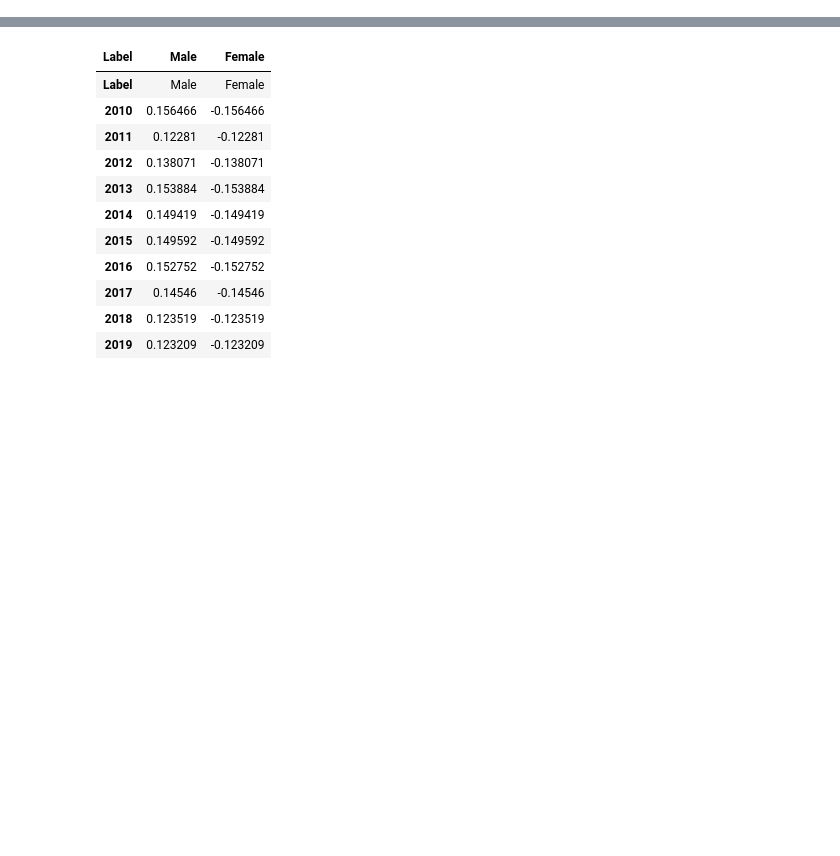
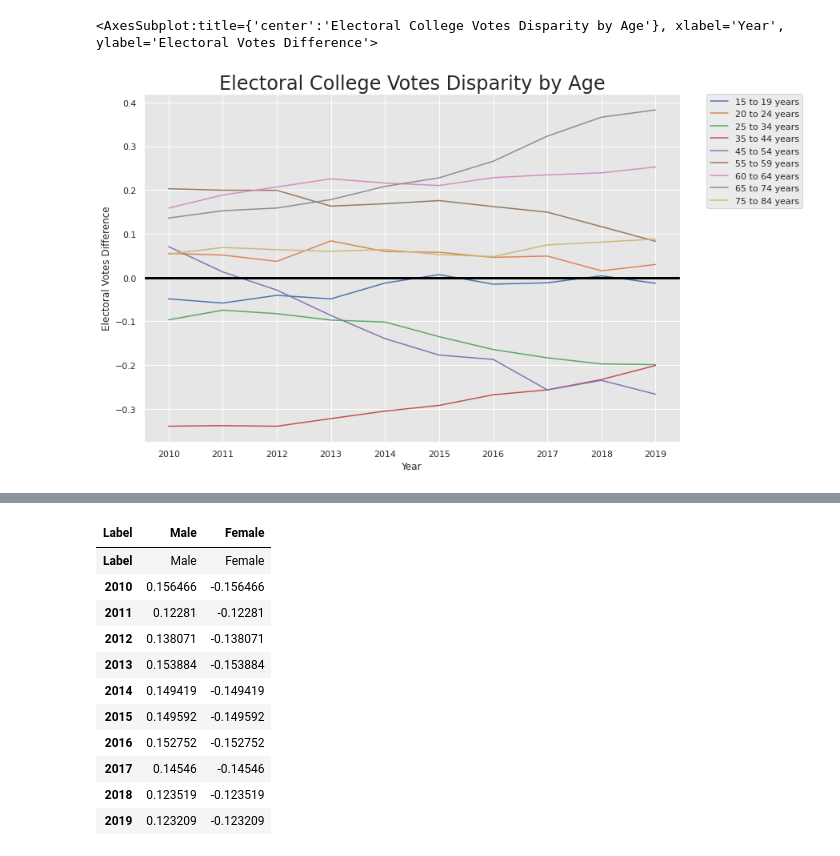
Before and after one commit to arefmalek/Electoral_census, a Jupyter notebook: scripts/composites.ipynb, the cells around one changed output, grey strips where cells are left out. Cells and saved outputs as stored; diff of their text form; code cells hidden in the pictures; blank space fills up the shorter version.

```diff
--- a/scripts/composites.ipynb
+++ b/scripts/composites.ipynb
@@ -58,0 +62,5 @@ gender(comp)
+# %%
+plot(age, "Age")
+# %% [output]
+<AxesSubplot:title={'center':'Electoral College Votes Disparity by Age'}, xlabel='Year', ylabel='Electoral Votes Difference'>
+[figure, added]
```
Also changed, not shown: parts of 8 cells of this notebook, 2 other files.
